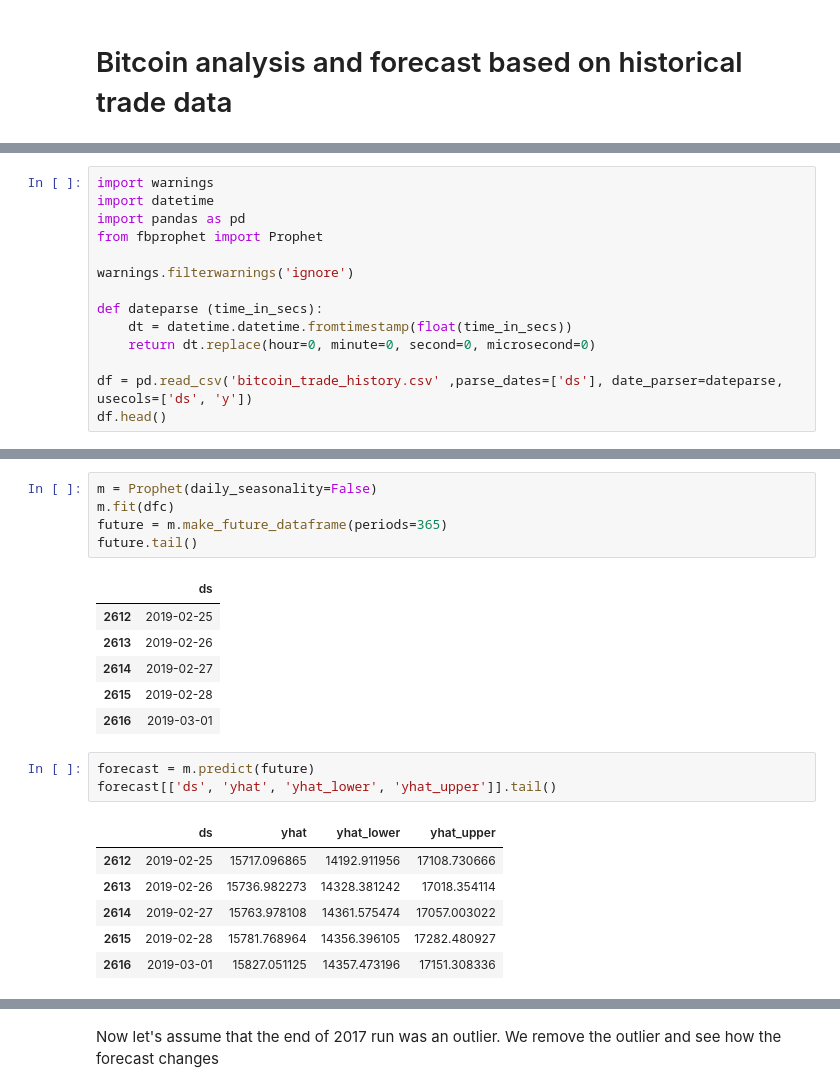
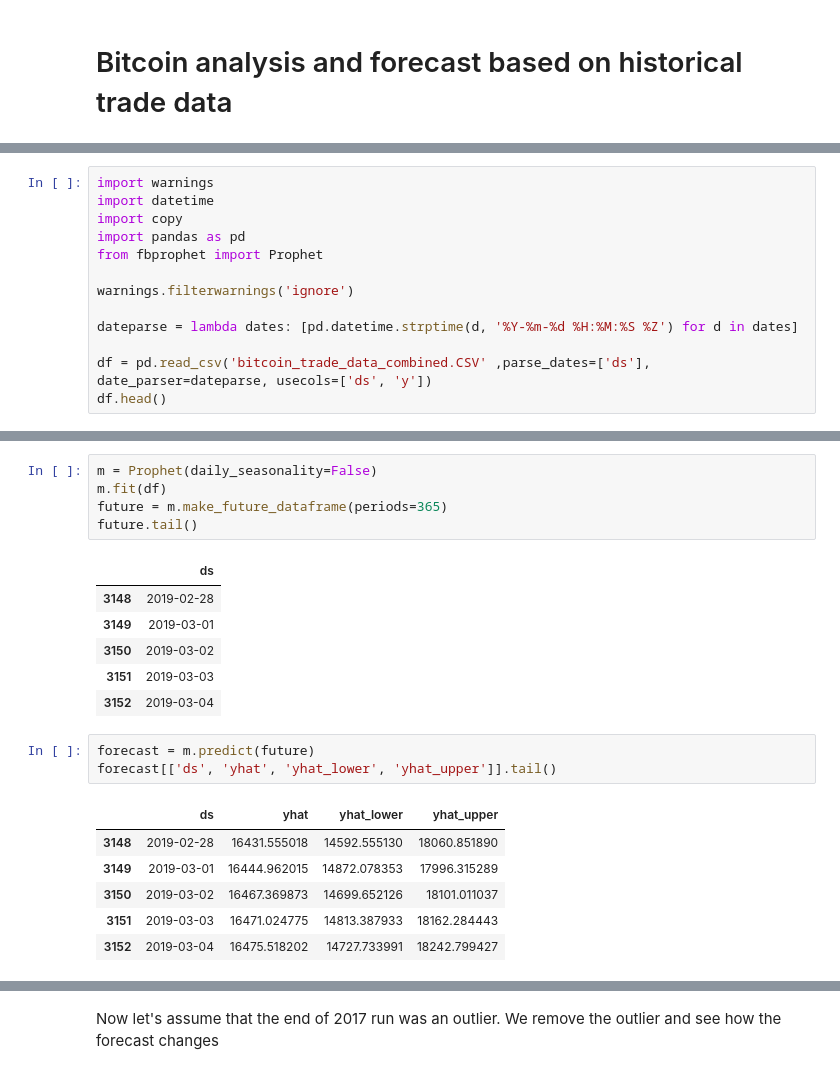
Before and after one commit to bishoph/machine_learning, a Jupyter notebook: prophet/Bitcoin.ipynb, the cells around one changed output, grey strips where cells are left out. Cells and saved outputs as stored; diff of their text form.

```diff
--- a/prophet/Bitcoin.ipynb
+++ b/prophet/Bitcoin.ipynb
@@ -33,16 +20,15 @@ http://api.bitcoincharts.com/v1/csv/
 # %%
 import warnings
 import datetime
+import copy
 import pandas as pd
 from fbprophet import Prophet
 
 warnings.filterwarnings('ignore')
 
-def dateparse (time_in_secs):
-    dt = datetime.datetime.fromtimestamp(float(time_in_secs))
-    return dt.replace(hour=0, minute=0, second=0, microsecond=0)
+dateparse = lambda dates: [pd.datetime.strptime(d, '%Y-%m-%d %H:%M:%S %Z') for d in dates]
 
-df = pd.read_csv('bitcoin_trade_history.csv' ,parse_dates=['ds'], date_parser=dateparse, usecols=['ds', 'y'])
+df = pd.read_csv('bitcoin_trade_data_combined.CSV' ,parse_dates=['ds'], date_parser=dateparse, usecols=['ds', 'y'])
 df.head()
 # %% [output]
 |  | ds | y |
@@ -77,25 +53,25 @@ dfc.head()
 # %%
 m = Prophet(daily_seasonality=False)
-m.fit(dfc)
+m.fit(df)
 future = m.make_future_dataframe(periods=365)
 future.tail()
 # %% [output]
 |  | ds |
-| 2612 | 2019-02-25 |
-| 2613 | 2019-02-26 |
-| 2614 | 2019-02-27 |
-| 2615 | 2019-02-28 |
-| 2616 | 2019-03-01 |
+| 3148 | 2019-02-28 |
+| 3149 | 2019-03-01 |
+| 3150 | 2019-03-02 |
+| 3151 | 2019-03-03 |
+| 3152 | 2019-03-04 |
 # %%
 forecast = m.predict(future)
 forecast[['ds', 'yhat', 'yhat_lower', 'yhat_upper']].tail()
 # %% [output]
 |  | ds | yhat | yhat_lower | yhat_upper |
-| 2612 | 2019-02-25 | 15717.096865 | 14192.911956 | 17108.730666 |
-| 2613 | 2019-02-26 | 15736.982273 | 14328.381242 | 17018.354114 |
-| 2614 | 2019-02-27 | 15763.978108 | 14361.575474 | 17057.003022 |
-| 2615 | 2019-02-28 | 15781.768964 | 14356.396105 | 17282.480927 |
-| 2616 | 2019-03-01 | 15827.051125 | 14357.473196 | 17151.308336 |
+| 3148 | 2019-02-28 | 16431.555018 | 14592.555130 | 18060.851890 |
+| 3149 | 2019-03-01 | 16444.962015 | 14872.078353 | 17996.315289 |
+| 3150 | 2019-03-02 | 16467.369873 | 14699.652126 | 18101.011037 |
+| 3151 | 2019-03-03 | 16471.024775 | 14813.387933 | 18162.284443 |
+| 3152 | 2019-03-04 | 16475.518202 | 14727.733991 | 18242.799427 |
 # %%
 m.plot(forecast);
 # %% [output]
```
Also changed, not shown: parts of 18 cells of this notebook.
